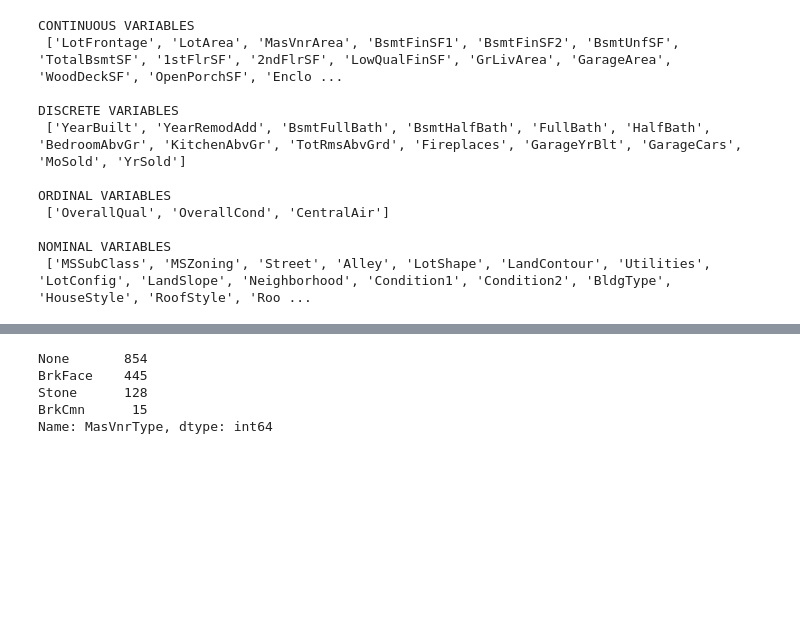
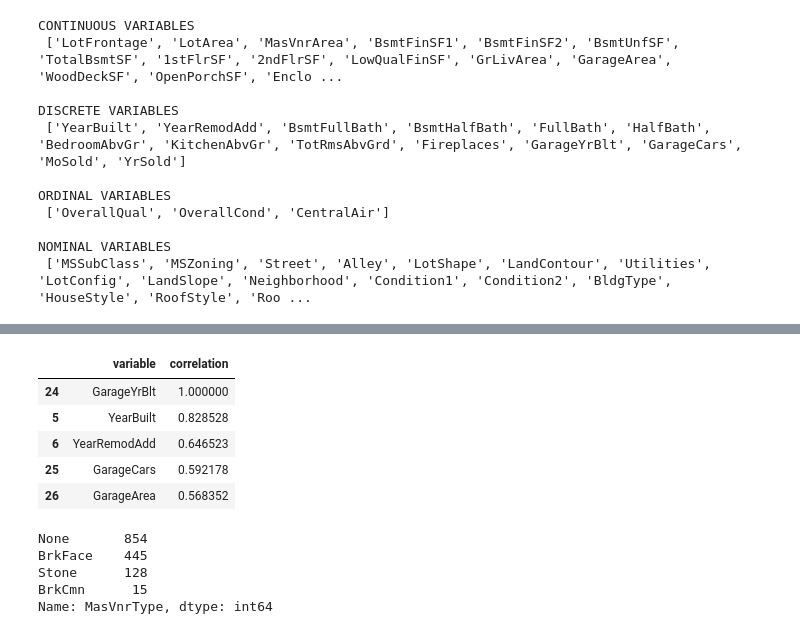
Before and after one commit to fedfioravanti/Regression-and-Classification-to-Predict-House-Prices, a Jupyter notebook: GA_Ames_House_Prices.ipynb, the cells around one changed output, grey strips where cells are left out. Cells and saved outputs as stored; diff of their text form; code cells hidden in the pictures; blank space fills up the shorter version.

```diff
--- a/GA_Ames_House_Prices.ipynb
+++ b/GA_Ames_House_Prices.ipynb
@@ -349,0 +398,19 @@ With **quantitative** variables we can impute the missing values using the most
+# %%
+# impute the missing values for LotFrontage based on 1stFlrSF, lotArea and GrLivArea
+imputer = KNNImputer(n_neighbors=2)
+house[['LotFrontage','1stFlrSF','LotArea','GrLivArea']] = imputer.fit_transform(house[['LotFrontage','1stFlrSF',
+                                                                                       'LotArea','GrLivArea']])
+# %%
+# find the most correlated variables with GarageYrBlt
+for x, y in house.corr().items():
+    if x == 'GarageYrBlt':
+        df = pd.DataFrame({'variable':y.index, 'correlation': abs(y.values)})
+
+df.sort_values(by = 'correlation', ascending = False).head()
+# %% [output]
+|  | variable | correlation |
+| 24 | GarageYrBlt | 1.000000 |
+| 5 | YearBuilt | 0.828528 |
+| 6 | YearRemodAdd | 0.646523 |
+| 25 | GarageCars | 0.592178 |
+| 26 | GarageArea | 0.568352 |
```
Also changed, not shown: parts of 18 cells of this notebook.
